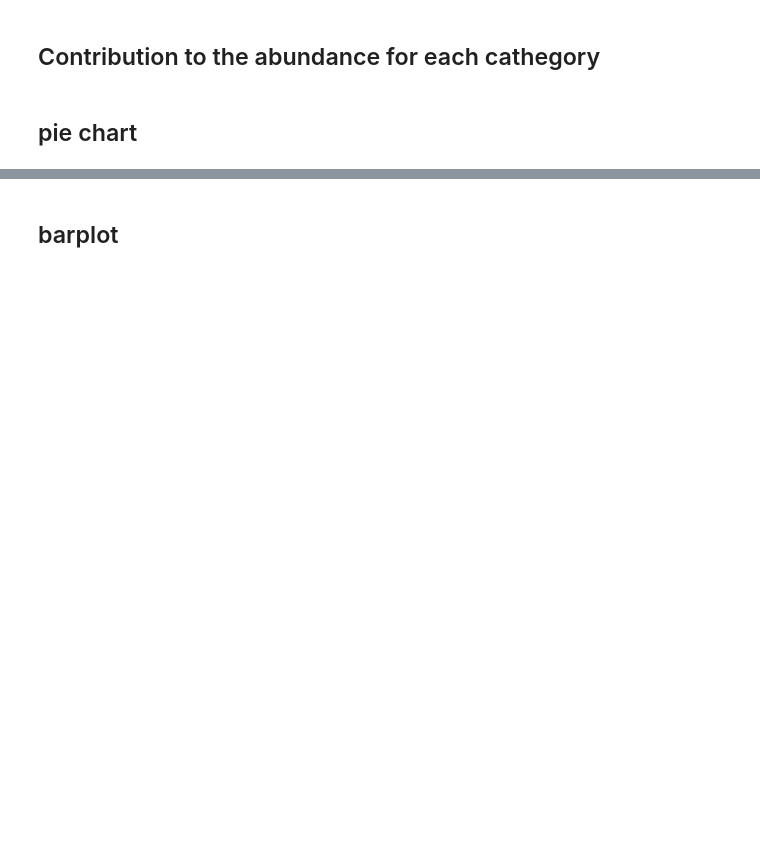
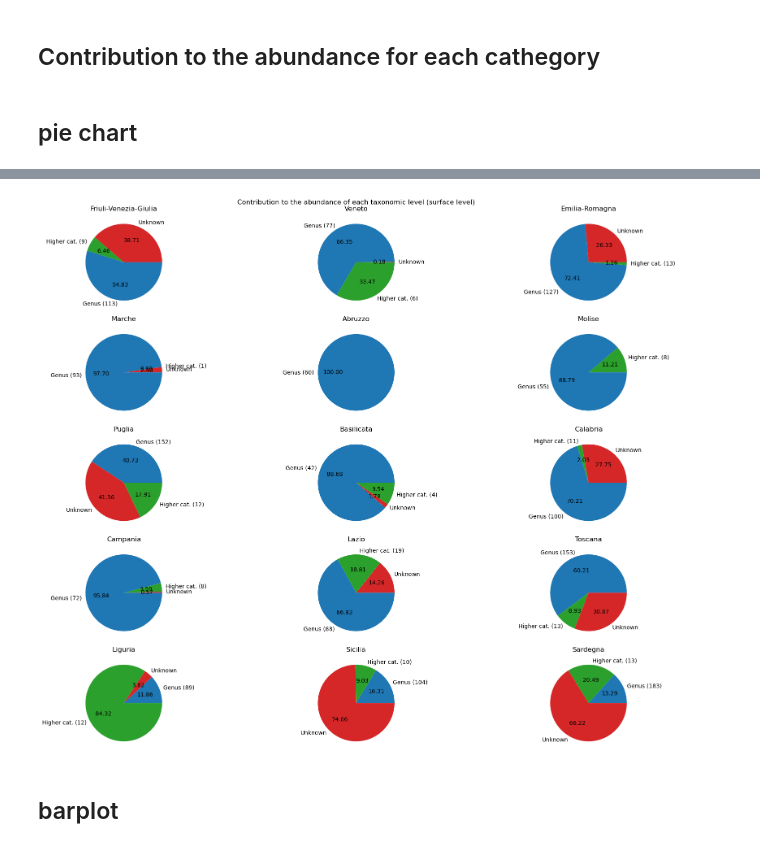
Before and after one commit to Alberto-Ghedin/ISPRA_20152017_Analysis, a Jupyter notebook: Report_with_outliers.ipynb, the cells around one changed output, grey strips where cells are left out. Drawn from its saved outputs; the diff is of its cells as text; code cells hidden in the pictures; blank space fills up the shorter version.

```diff
--- a/Report_with_outliers.ipynb
+++ b/Report_with_outliers.ipynb
@@ -505,3 +570,27 @@ plt.tight_layout()
+# %%
+colours = {'Genus': 'C0', 'Species': 'C1', 'Unknown': 'C3', 'Higher cat.': 'C2'}
+fig, axs = plt.subplots(5, 3, figsize=(18, 14)) #5
+axs = axs.flat
+sorting = lambda col: [ordered_regions_dict[item] for item in col.to_list()]
+abund_aggregated = phyto_abund_category
+abund_aggregated.loc[abund_aggregated["Det_level"] == "Species", "Det_level"] = "Genus"
+abund_aggregated.loc[abund_aggregated["Det_level"] == "Genus", "Taxon"] = abund_aggregated.loc[abund_aggregated["Det_level"] == "Genus", "Genus"]
+abund_aggregated = abund_aggregated.groupby(["Region", "Det_level"]).agg({"Num_cell_l" : "sum", "Taxon" : "nunique"}).reset_index(
+    ).sort_values(by = "Region", key = sorting).groupby("Region", sort=False)
+for i, ((group_name, group), ax) in enumerate(zip(abund_aggregated, fig.axes)):
+    labels = []
+    for i, j in group[["Det_level", "Taxon"]].to_numpy():
+        if i != "Unknown":
+            labels += [f"{i} ({j})"]
+        else:
+            labels += [f"{i}"]
+    ax.pie(group["Num_cell_l"].to_numpy(), labels = labels, colors= [colours[key] for key in group["Det_level"].to_numpy()], autopct='%.2f')
+    ax.set_title(group_name)
+fig.suptitle("Contribution to the abundance of each taxonomic level (surface level)")
+plt.tight_layout()
+plt.savefig("/mnt/d/PHD/ISPRA_20152017_Analysis/Plots/Category_contribution_surf_only_genus.png")
+# %% [output]
+[figure, added]
 # %% [markdown]
 ## barplot
 # %%
```
Also changed, not shown: parts of 41 cells of this notebook, 1 other file.
